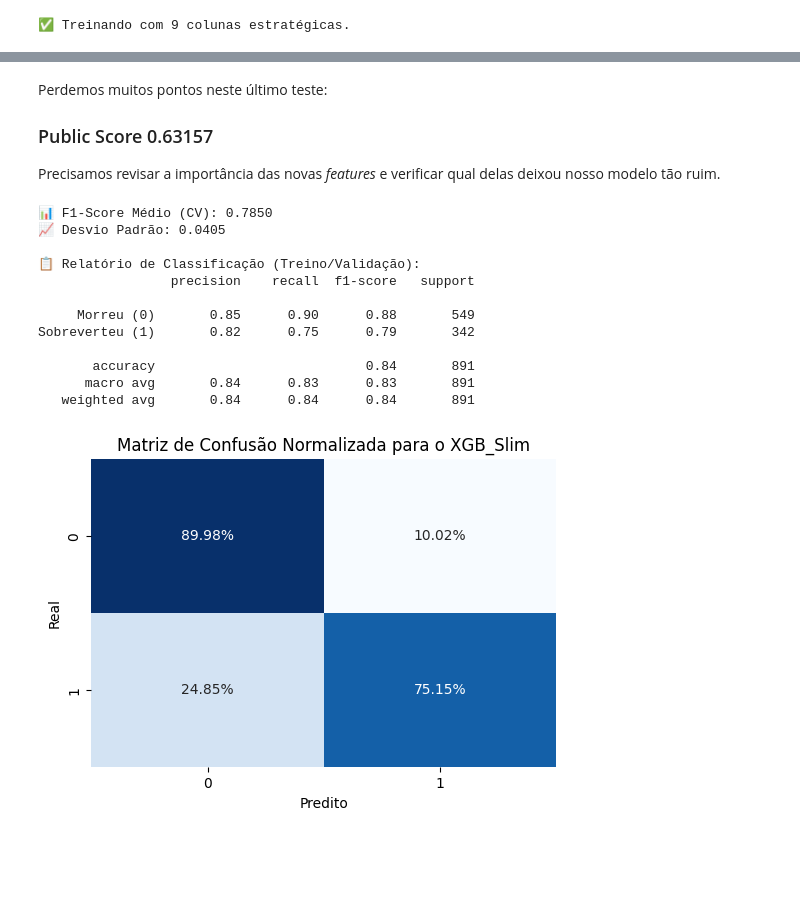
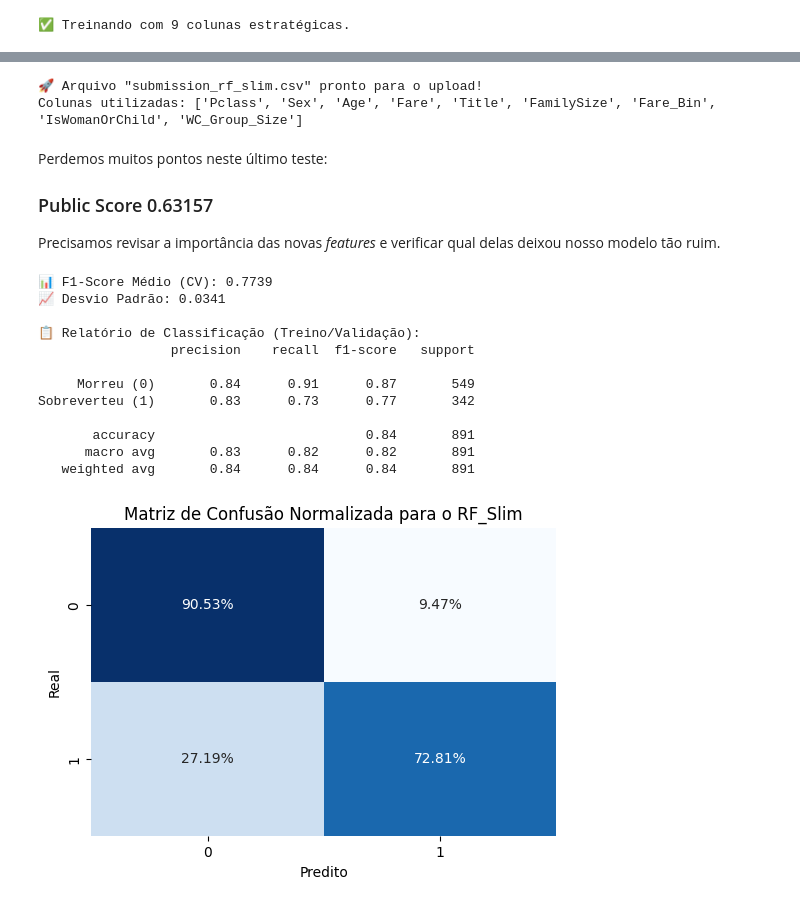
Before and after one commit to zehclaudio/Kaggle, a Jupyter notebook: titanic-tutorial-pipelines-and-ensemble.ipynb, the cells around one changed output, grey strips where cells are left out. Saved outputs shown, nothing was run; the diff lists cells and outputs as text; code cells hidden in the pictures; blank space fills up the shorter version.

```diff
--- a/titanic-tutorial-pipelines-and-ensemble.ipynb
+++ b/titanic-tutorial-pipelines-and-ensemble.ipynb
@@ -5170,41 +5230,34 @@ colunas_treino_slim = X_train_slim.columns.tolist()
 # Pegar a ordem das colunas que preparamos para o teste
 colunas_teste_slim = X_test_slim.columns.tolist()
 
-print("📋 Verificação de Colunas:")
-print(f"Treino: {colunas_treino_slim}")
-print(f"Teste:  {colunas_teste_slim}")
+print('📋 Verificação de Colunas:')
+print(f'Treino: {colunas_treino_slim}')
+print(f'Teste:  {colunas_teste_slim}')
 
 # Teste Lógico de Igualdade
 if colunas_treino_slim == colunas_teste_slim:
-    print("\n✅ TUDO OK! As colunas estão idênticas e na ordem correta.")
+    print('\n✅ TUDO OK! As colunas estão idênticas e na ordem correta.')
 else:
-    print("\n⚠️ ATENÇÃO: As colunas não coincidem!")
+    print('\n⚠️ ATENÇÃO: As colunas não coincidem!')
     # Identificar a diferença
     faltantes = set(colunas_treino_slim) - set(colunas_teste_slim)
     if faltantes:
-        print(f"Colunas faltando no teste: {faltantes}")
+        print(f'Colunas faltando no teste: {faltantes}')
 
     # Reordenar o teste automaticamente para ficar igual ao treino
     X_test_slim = X_test_slim[colunas_treino_slim]
-    print("🔄 Colunas do teste foram reordenadas para coincidir com o treino.")
+    print('🔄 Colunas do teste foram reordenadas para coincidir com o treino.')
+
+# Re-treinar o RandomForest (usando os melhores parâmetros que encontramos antes)
+rf_slim = grid_rf_wc_group_size.best_estimator_
+rf_slim.fit(X_train_slim, y_bruto)
 
 # Re-treinar o XGBoost (usando os melhores parâmetros que já descobrimos)
 xgb_slim = grid_xgb_wc_group_size.best_estimator_
 xgb_slim.fit(X_train_slim, y_bruto)
 
 # Gerar Predições com o modelo recém-treinado que está salvo no dicionário "baselines_wc_group_size_best_parameters"
-final_predictions = xgb_slim.predict(X_test_slim)
-
-# Criar DataFrame de submissão
-submission = pd.DataFrame({
-    "PassengerId": test_data["PassengerId"],
-    "Survived": final_predictions.astype(int)
-})
-
-# Salvar arquivo
-submission.to_csv('submission_xgboost_slim.csv', index=False)
-
-print("🚀 Arquivo 'submission_xgboost_slim.csv' pronto para o upload!")
-print(f"Colunas utilizadas: {slim_features}")
+predictions_slim_rf = rf_slim.predict(X_test_slim)
+predictions_slim_xgb = xgb_slim.predict(X_test_slim)
 # %% [output]
 📋 Verificação de Colunas:
@@ -5217,3 +5370,18 @@ Colunas utilizadas: ['Sex', 'Title', 'WC_Group_Size', 'Pclass', 'Fare', 'Age', '
+# %%
+# Criar DataFrame de submissão usando o rf_slim
+submission = pd.DataFrame({
+    'PassengerId': test_data['PassengerId'],
+    'Survived': predictions_slim_rf.astype(int)
+})
+
+# Salvar arquivo
+submission.to_csv('submission_rf_slim.csv', index=False)
+
+print('🚀 Arquivo "submission_rf_slim.csv" pronto para o upload!')
+print(f'Colunas utilizadas: {slim_features}')
+# %% [output]
+🚀 Arquivo "submission_rf_slim.csv" pronto para o upload!
+Colunas utilizadas: ['Pclass', 'Sex', 'Age', 'Fare', 'Title', 'FamilySize', 'Fare_Bin', 'IsWomanOrChild', 'WC_Group_Size']
 # %% [markdown]
 Perdemos muitos pontos neste último teste:
 
@@ -5221,36 +5389,36 @@ Perdemos muitos pontos neste último teste:
 
 Precisamos revisar a importância das novas *features* e verificar qual delas deixou nosso modelo tão ruim.
 # %%
-# Validação Cruzada (A prova de fogo)
-cv_scores = cross_val_score(xgb_slim, X_train_slim, y_bruto, cv=5, scoring='f1')
+# Validação Cruzada
+cv_scores = cross_val_score(rf_slim, X_train_slim, y_bruto, cv=5, scoring='f1')
 
 print(f"📊 F1-Score Médio (CV): {cv_scores.mean():.4f}")
 print(f"📈 Desvio Padrão: {cv_scores.std():.4f}")
 
 # Relatório de Classificação Completo
-y_pred_cv = cross_val_predict(xgb_slim, X_train_slim, y_bruto, cv=5)
+y_pred_cv = cross_val_predict(rf_slim, X_train_slim, y_bruto, cv=5)
 
 print("\n📋 Relatório de Classificação (Treino/Validação):")
 print(classification_report(y_bruto, y_pred_cv, target_names=['Morreu (0)', 'Sobreverteu (1)']))
 
 # Matriz de Confusão para ver "quem é quem"
 plt.figure(figsize=(6, 4))
 sns.heatmap(confusion_matrix(y_bruto, y_pred_cv, normalize='true'), annot=True, fmt='.2%', cmap='Blues', cbar=False)
 plt.xlabel('Predito')
 plt.ylabel('Real')
-plt.title('Matriz de Confusão Normalizada para o XGB_Slim')
+plt.title('Matriz de Confusão Normalizada para o RF_Slim')
 plt.show()
 # %% [output]
-📊 F1-Score Médio (CV): 0.7850
-📈 Desvio Padrão: 0.0405
+📊 F1-Score Médio (CV): 0.7739
+📈 Desvio Padrão: 0.0341
 
 📋 Relatório de Classificação (Treino/Validação):
                  precision    recall  f1-score   support
 
-     Morreu (0)       0.85      0.90      0.88       549
-Sobreverteu (1)       0.82      0.75      0.79       342
+     Morreu (0)       0.84      0.91      0.87       549
+Sobreverteu (1)       0.83      0.73      0.77       342
 
        accuracy                           0.84       891
-      macro avg       0.84      0.83      0.83       891
+      macro avg       0.83      0.82      0.82       891
    weighted avg       0.84      0.84      0.84       891
-[figure, old version]
+[figure, new version]
```
Also changed, not shown: parts of 29 cells of this notebook.
